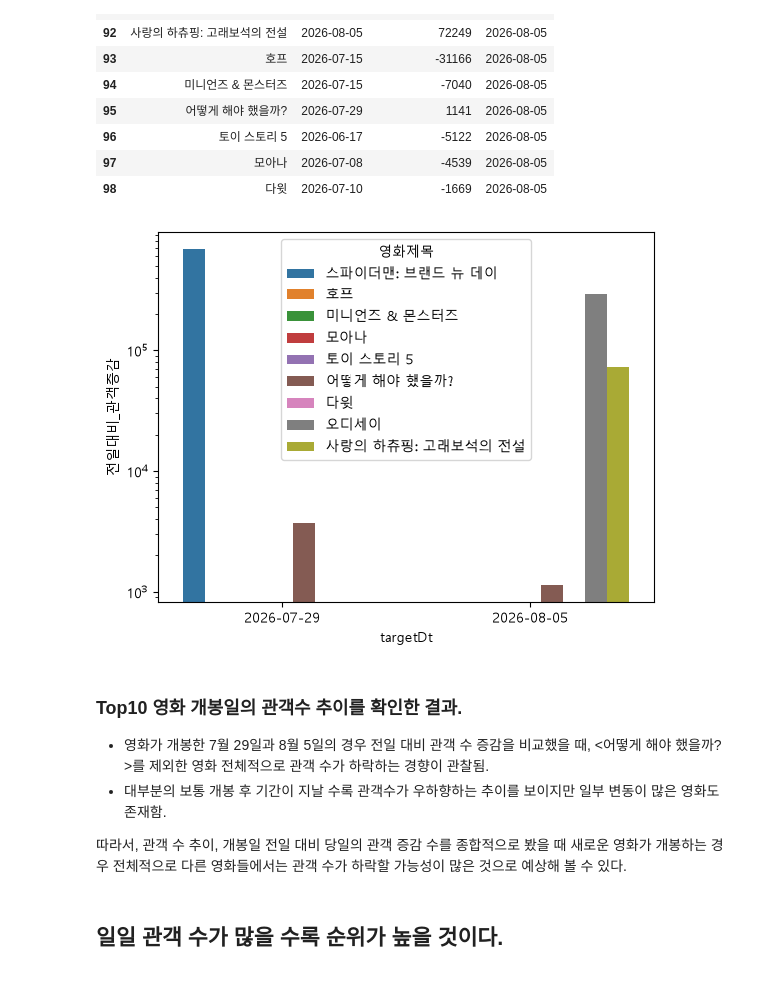
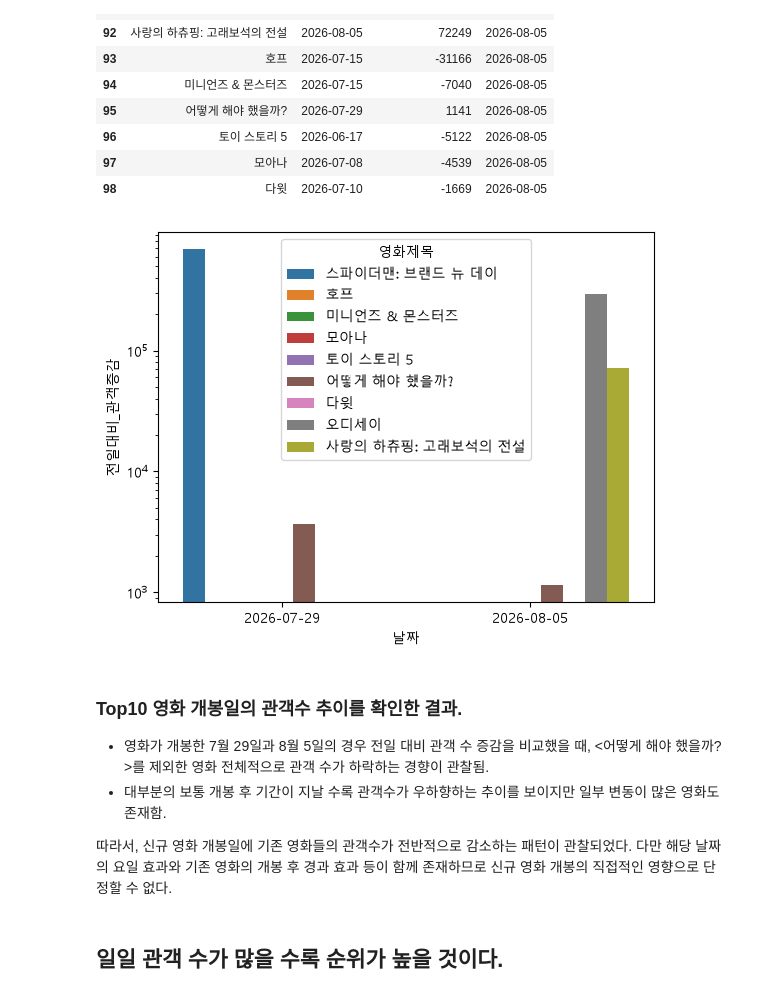
Before and after one commit to kkw5389-collab/sprint_mission16, a Jupyter notebook: notebooks/analysis.ipynb, the cells around one changed output. Drawn from its saved outputs; the diff is of its cells as text; code cells hidden in the pictures.

```diff
--- a/notebooks/analysis.ipynb
+++ b/notebooks/analysis.ipynb
@@ -651,19 +600,22 @@ open_date_df
 | 97 | 모아나 | 2026-07-08 | -4539 | 2026-08-05 |
 | 98 | 다윗 | 2026-07-10 | -1669 | 2026-08-05 |
 # %%
+# 전일 대비 관객 증감 감소가 없는 영화체크
+
 sns.barplot(open_date_df, x='targetDt', y='전일대비_관객증감', hue='영화제목')
 
+plt.xlabel("날짜")
 plt.yscale("log")
 
 plt.show()
 # %% [output]
-[figure, old version]
+[figure, new version]
 # %% [markdown]
 ### Top10 영화 개봉일의 관객수 추이를 확인한 결과.
 - 영화가 개봉한 7월 29일과 8월 5일의 경우 전일 대비 관객 수 증감을 비교했을 때, <어떻게 해야 했을까?>를 제외한 영화 전체적으로 관객 수가 하락하는 경향이 관찰됨.
 - 대부분의 보통 개봉 후 기간이 지날 수록 관객수가 우하향하는 추이를 보이지만 일부 변동이 많은 영화도 존재함.
 
-따라서, 관객 수 추이, 개봉일 전일 대비 당일의 관객 증감 수를 종합적으로 봤을 때 새로운 영화가 개봉하는 경우 전체적으로 다른 영화들에서는 관객 수가 하락할 가능성이 많은 것으로 예상해 볼 수 있다.
+따라서, 신규 영화 개봉일에 기존 영화들의 관객수가 전반적으로 감소하는 패턴이 관찰되었다. 다만 해당 날짜의 요일 효과와 기존 영화의 개봉 후 경과 효과 등이 함께 존재하므로 신규 영화 개봉의 직접적인 영향으로 단정할 수 없다.
 # %% [markdown]
 ## 일일 관객 수가 많을 수록 순위가 높을 것이다.
 # %%
```
Also changed, not shown: parts of 15 cells of this notebook.
